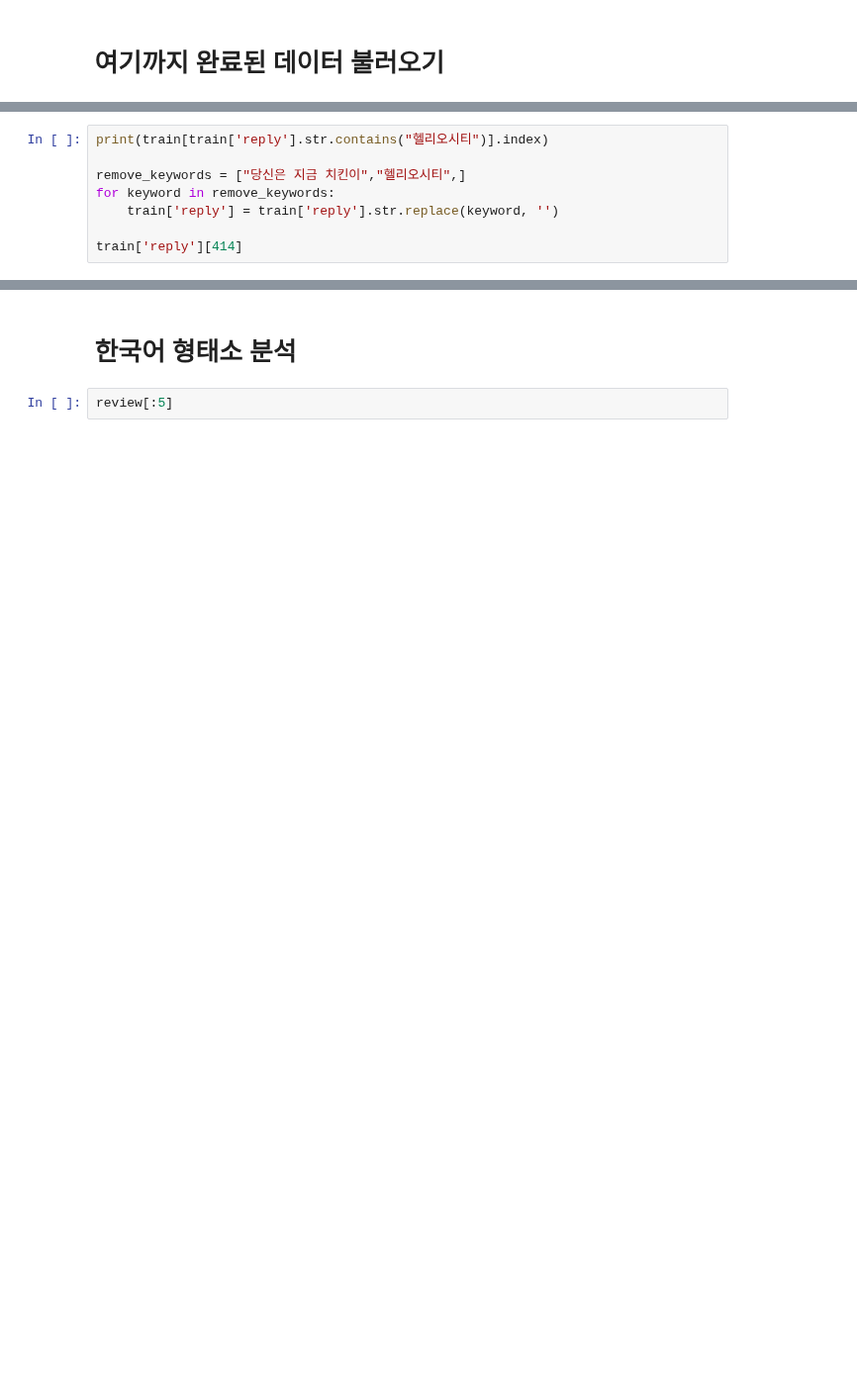
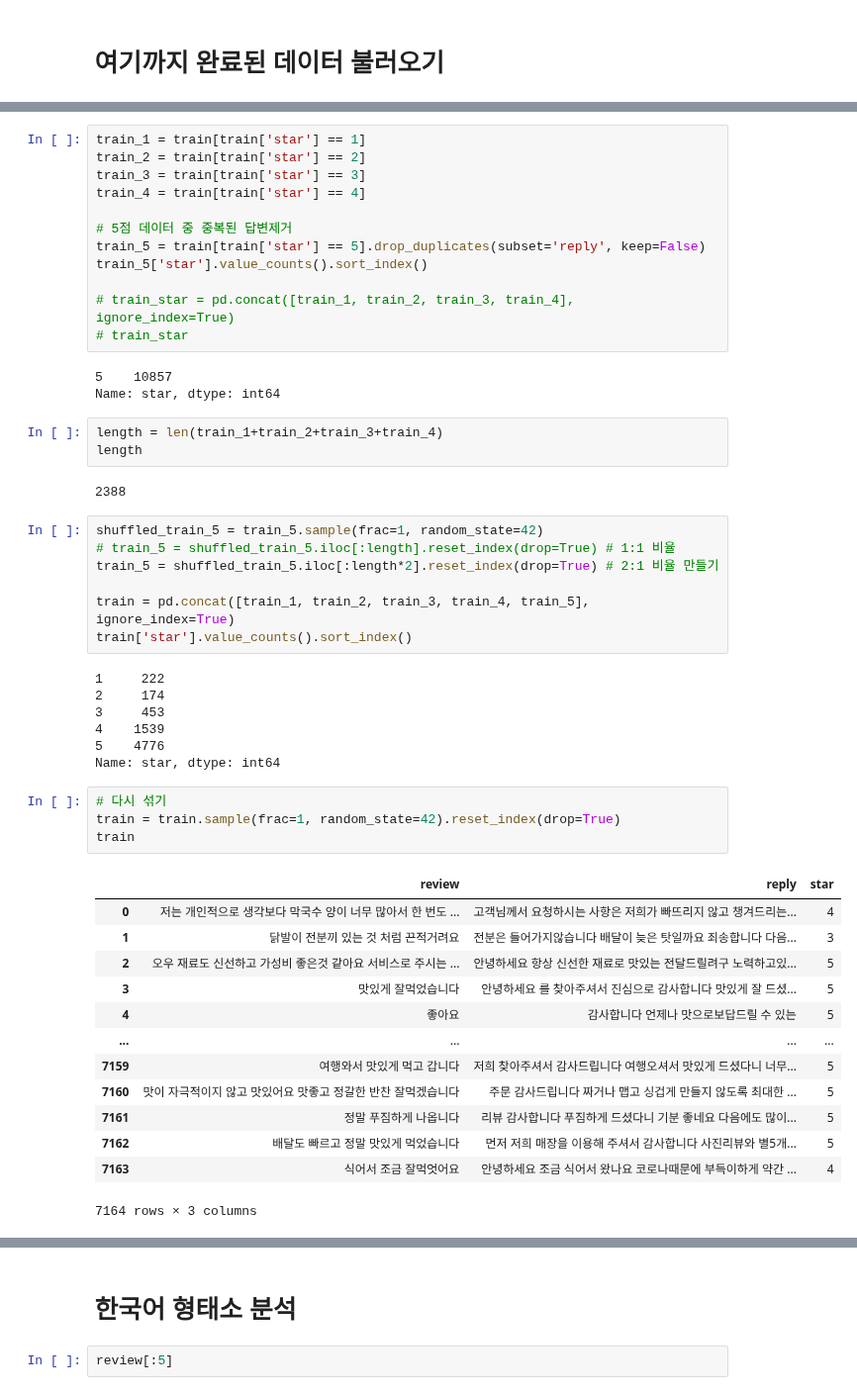
Before and after one commit to swoo-nam/BootCamp_project_final, a Jupyter notebook: 남상우_LSTM을_활용한_생성AI_모델링_pytorch_ver2.ipynb, the cells around one changed output, grey strips where cells are left out. Shown at 99% size. Cells and saved outputs as stored; diff of their text form; blank space fills up the shorter version.

```diff
--- a/남상우_LSTM을_활용한_생성AI_모델링_pytorch_ver2.ipynb
+++ b/남상우_LSTM을_활용한_생성AI_모델링_pytorch_ver2.ipynb
@@ -369,8 +202,0 @@ for keyword in region_name:
-# %%
-print(train[train['reply'].str.contains("헬리오시티")].index)
-
-remove_keywords = ["당신은 지금 치킨이","헬리오시티",]
-for keyword in remove_keywords:
-    train['reply'] = train['reply'].str.replace(keyword, '')
-
-train['reply'][414]
@@ -386 +212,53 @@ Int64Index([509, 18782, 18850, 19013], dtype='int64')
+# %%
+train_1 = train[train['star'] == 1]
+train_2 = train[train['star'] == 2]
+train_3 = train[train['star'] == 3]
+train_4 = train[train['star'] == 4]
+
+# 5점 데이터 중 중복된 답변제거
+train_5 = train[train['star'] == 5].drop_duplicates(subset='reply', keep=False)
+train_5['star'].value_counts().sort_index()
+
+# train_star = pd.concat([train_1, train_2, train_3, train_4], ignore_index=True)
+# train_star
+# %% [output]
+5    10857
+Name: star, dtype: int64
+# %%
+length = len(train_1+train_2+train_3+train_4)
+length
+# %% [output]
+2388
+# %%
+shuffled_train_5 = train_5.sample(frac=1, random_state=42)
+# train_5 = shuffled_train_5.iloc[:length].reset_index(drop=True) # 1:1 비율
+train_5 = shuffled_train_5.iloc[:length*2].reset_index(drop=True) # 2:1 비율 만들기
+
+train = pd.concat([train_1, train_2, train_3, train_4, train_5], ignore_index=True)
+train['star'].value_counts().sort_index()
+# %% [output]
+1     222
+2     174
+3     453
+4    1539
+5    4776
+Name: star, dtype: int64
+# %%
+# 다시 섞기
+train = train.sample(frac=1, random_state=42).reset_index(drop=True)
+train
+# %% [output]
+|  | review | reply | star |
+| 0 | 저는 개인적으로 생각보다 막국수 양이 너무 많아서 한 번도 ... | 고객님께서 요청하시는 사항은 저희가 빠뜨리지 않고 챙겨드리는... | 4 |
+| 1 | 닭발이 전분끼 있는 것 처럼 끈적거려요 | 전분은 들어가지않습니다 배달이 늦은 탓일까요 죄송합니다 다음... | 3 |
+| 2 | 오우 재료도 신선하고 가성비 좋은것 같아요 서비스로 주시는 ... | 안녕하세요 항상 신선한 재료로 맛있는 전달드릴려구 노력하고있... | 5 |
+| 3 | 맛있게 잘먹었습니다 | 안녕하세요 를 찾아주셔서 진심으로 감사합니다 맛있게 잘 드셨... | 5 |
+| 4 | 좋아요 | 감사합니다 언제나 맛으로보답드릴 수 있는 | 5 |
+| ... | ... | ... | ... |
+| 7159 | 여행와서 맛있게 먹고 갑니다 | 저희 찾아주셔서 감사드립니다 여행오셔서 맛있게 드셨다니 너무... | 5 |
+| 7160 | 맛이 자극적이지 않고 맛있어요 맛좋고 정갈한 반찬 잘먹겠습니다 | 주문 감사드립니다 짜거나 맵고 싱겁게 만들지 않도록 최대한 ... | 5 |
+| 7161 | 정말 푸짐하게 나옵니다 | 리뷰 감사합니다 푸짐하게 드셨다니 기분 좋네요 다음에도 많이... | 5 |
+| 7162 | 배달도 빠르고 정말 맛있게 먹었습니다 | 먼저 저희 매장을 이용해 주셔서 감사합니다 사진리뷰와 별5개... | 5 |
+| 7163 | 식어서 조금 잘먹엇어요 | 안녕하세요 조금 식어서 왔나요 코로나때문에 부득이하게 약간 ... | 4 |
+7164 rows × 3 columns
 # %%
```
Also changed, not shown: parts of 90 cells of this notebook.
